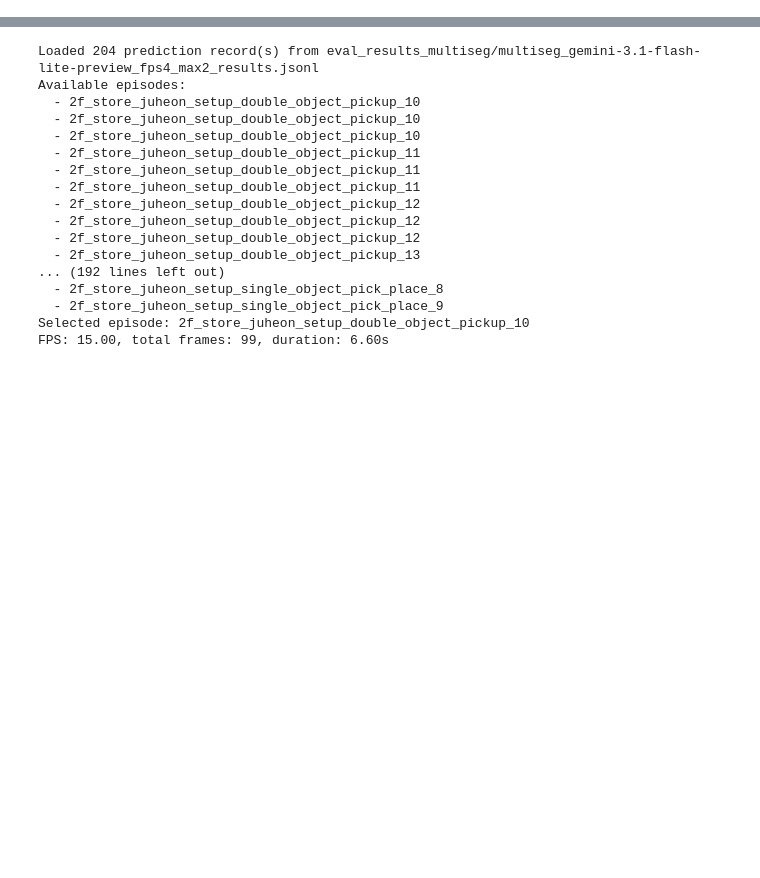
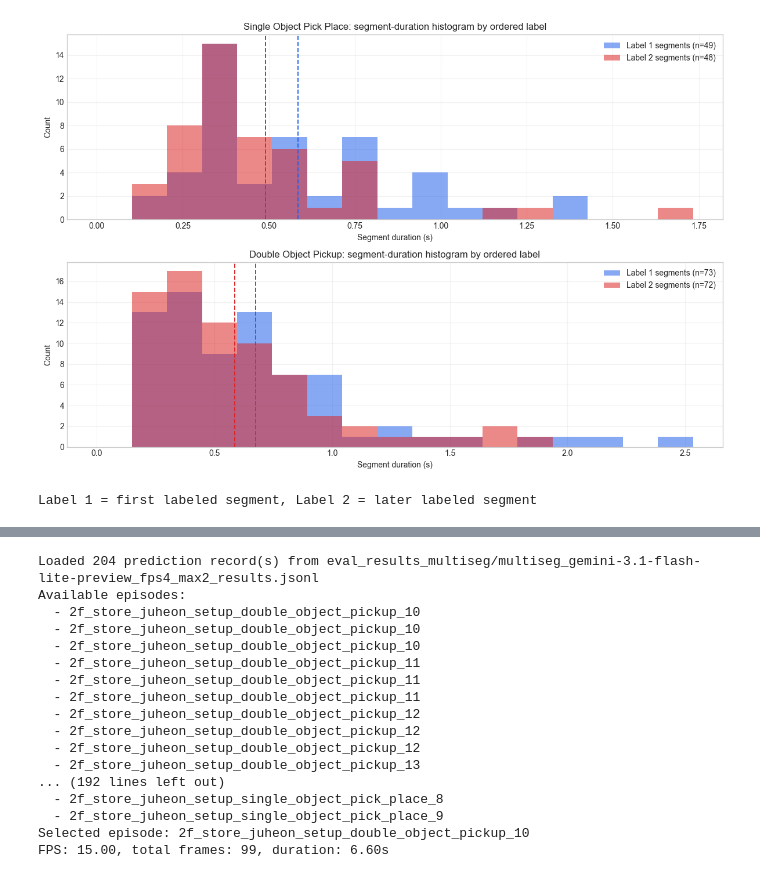
Before and after one commit to dgjun32/aria_keyframe_labeling, a Jupyter notebook: multiseg_eval_episode_compare.ipynb, the cells around one changed output, grey strips where cells are left out. Saved outputs shown, nothing was run; the diff lists cells and outputs as text; code cells hidden in the pictures; blank space fills up the shorter version.

```diff
--- a/multiseg_eval_episode_compare.ipynb
+++ b/multiseg_eval_episode_compare.ipynb
@@ -0,0 +421,18 @@
+# %%
+ordered_segment_df = segment_df[segment_df["task"].isin(MULTI_SEGMENT_TASKS)].copy()
+
+ordered_label_duration_stats = (
+    ordered_segment_df.groupby(["task", "ordered_label_id"], sort=False)["duration_sec"]
+    .agg(
+        segments="count",
+        mean="mean",
+        median="median",
+        p10=lambda series: series.quantile(0.10),
+        p90=lambda series: series.quantile(0.90),
+        min="min",
+        max="max",
+    )
+    .round(3)
+)
+
+display(ordered_label_duration_stats)
@@ -0,0 +446,44 @@
+# %%
+fig, axes = plt.subplots(len(MULTI_SEGMENT_TASKS), 1, figsize=(12, 8), sharex=False, sharey=False)
+axes = np.atleast_1d(axes)
+
+for ax, task_label in zip(axes, MULTI_SEGMENT_TASKS):
+    task_df = ordered_segment_df[ordered_segment_df["task"] == task_label]
+    if task_df.empty:
+        continue
+
+    duration_max = float(task_df["duration_sec"].max())
+    bins = np.linspace(0.0, duration_max, 18)
+
+    for ordered_label_id in [1, 2]:
+        label_df = task_df[task_df["ordered_label_id"] == ordered_label_id]
+        if label_df.empty:
+            continue
+
+        ax.hist(
+            label_df["duration_sec"],
+            bins=bins,
+            alpha=0.55,
+            color=ORDERED_LABEL_COLORS[ordered_label_id],
+            label=f"Label {ordered_label_id} segments (n={len(label_df)})",
+        )
+        ax.axvline(
+            label_df["duration_sec"].mean(),
+            color=ORDERED_LABEL_COLORS[ordered_label_id],
+            linestyle="--",
+            linewidth=1.4,
+        )
+
+    ax.set_title(f"{task_label}: segment-duration histogram by ordered label")
+    ax.set_xlabel("Segment duration (s)")
+    ax.set_ylabel("Count")
+    ax.grid(alpha=0.25)
+    ax.legend()
+
+plt.tight_layout()
+plt.show()
+
+print("Label 1 = first labeled segment, Label 2 = later labeled segment")
+# %% [output]
+[figure, added]
+Label 1 = first labeled segment, Label 2 = later labeled segment
```
Also changed, not shown: parts of 36 cells of this notebook, 7 other files.
